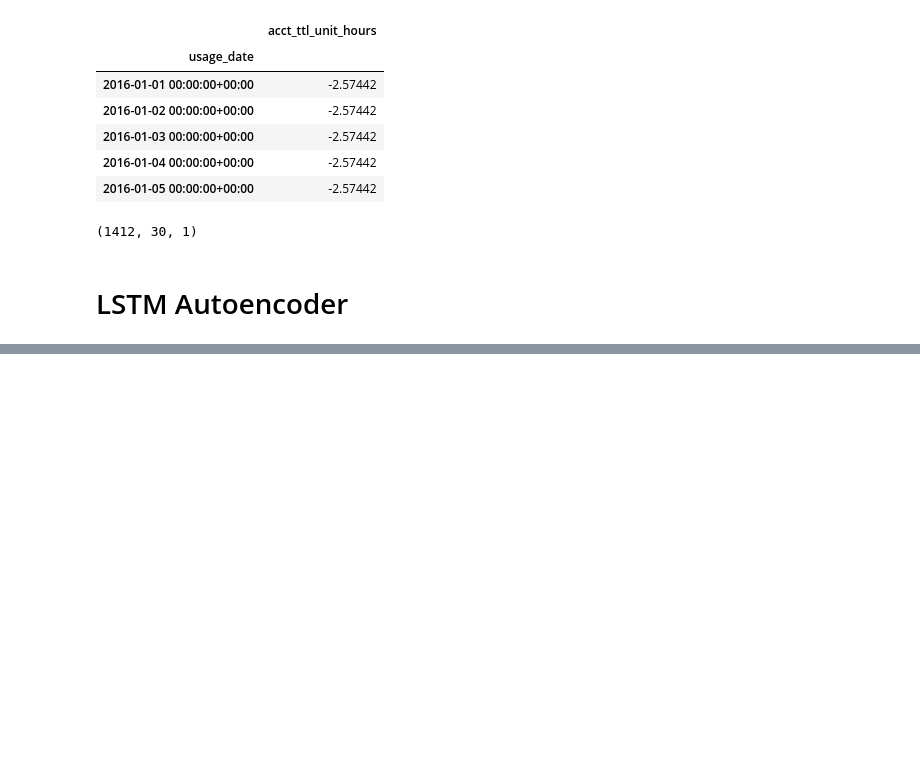
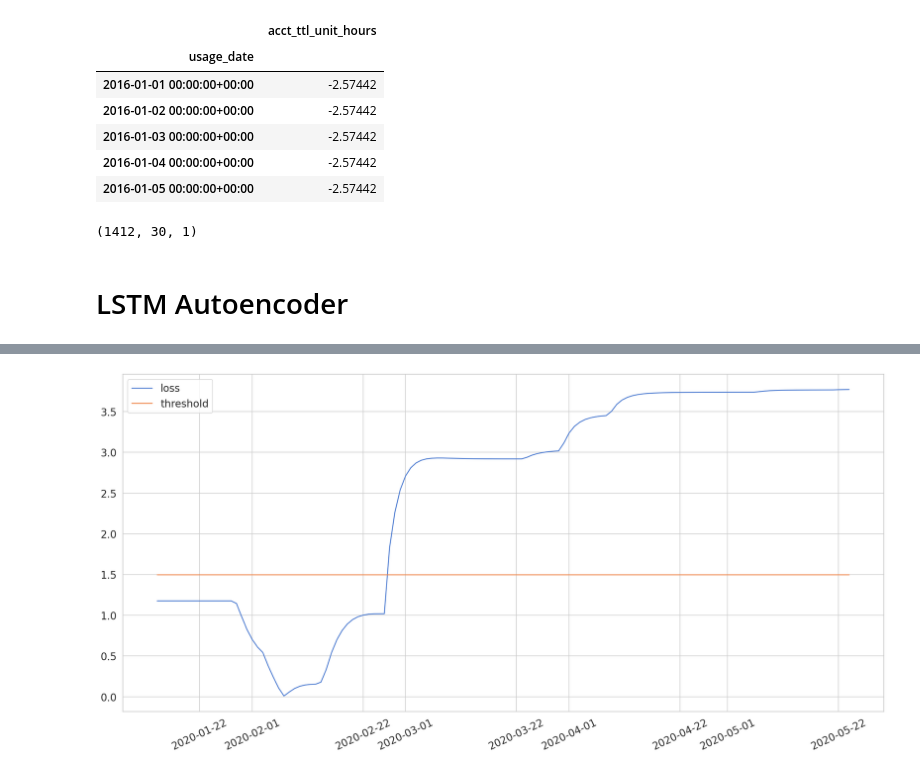
Before and after one commit to char8060/timeseries-anomaly, a Jupyter notebook: anomaly_detection.ipynb, the cells around one changed output, grey strips where cells are left out. Saved outputs shown, nothing was run; the diff lists cells and outputs as text; code cells hidden in the pictures; blank space fills up the shorter version.

```diff
--- a/anomaly_detection.ipynb
+++ b/anomaly_detection.ipynb
@@ -117,0 +201,15 @@ X_train.shape
+# %%
+THRESHOLD = 1.5
+
+test_score_df = pd.DataFrame(index=test[TIME_STEPS:].index)
+test_score_df['loss'] = test_mae_loss
+test_score_df['threshold'] = THRESHOLD
+test_score_df['anomaly'] = test_score_df.loss > test_score_df.threshold
+test_score_df['acct_ttl_unit_hours'] = test[TIME_STEPS:].acct_ttl_unit_hours
+# %%
+plt.plot(test_score_df.index,test_score_df.loss,label='loss')
+plt.plot(test_score_df.index,test_score_df.threshold,label='threshold')
+plt.xticks(rotation=25)
+plt.legend();
+# %% [output]
+[figure, added]
```
Also changed, not shown: parts of 12 cells of this notebook.
